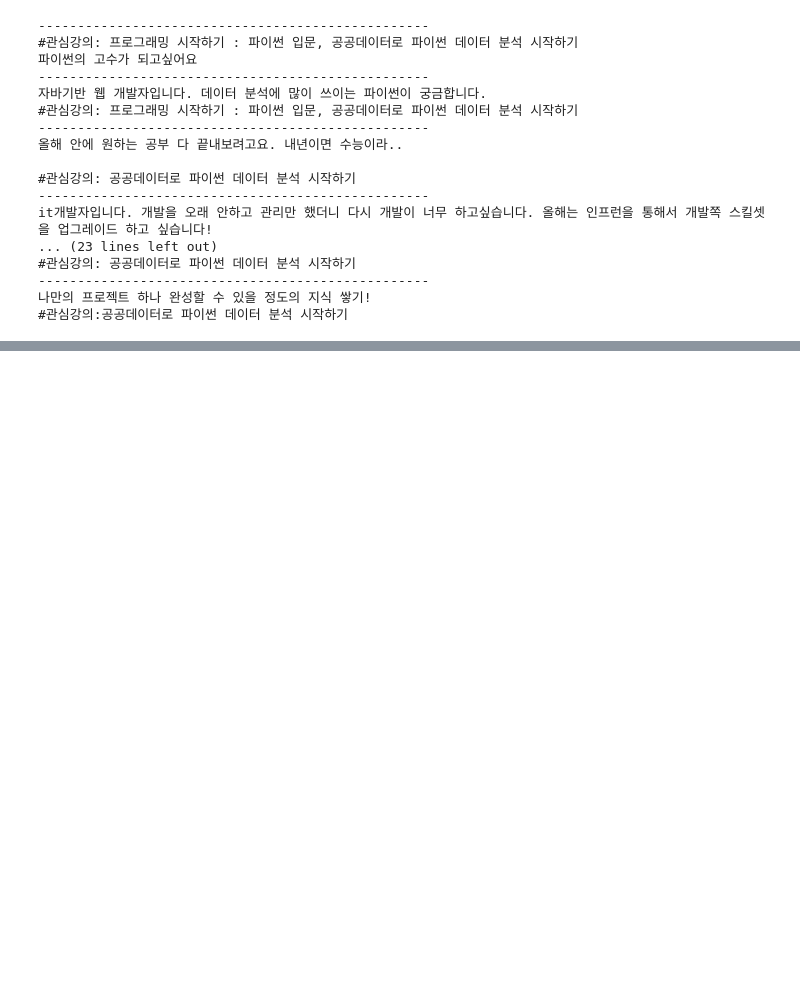
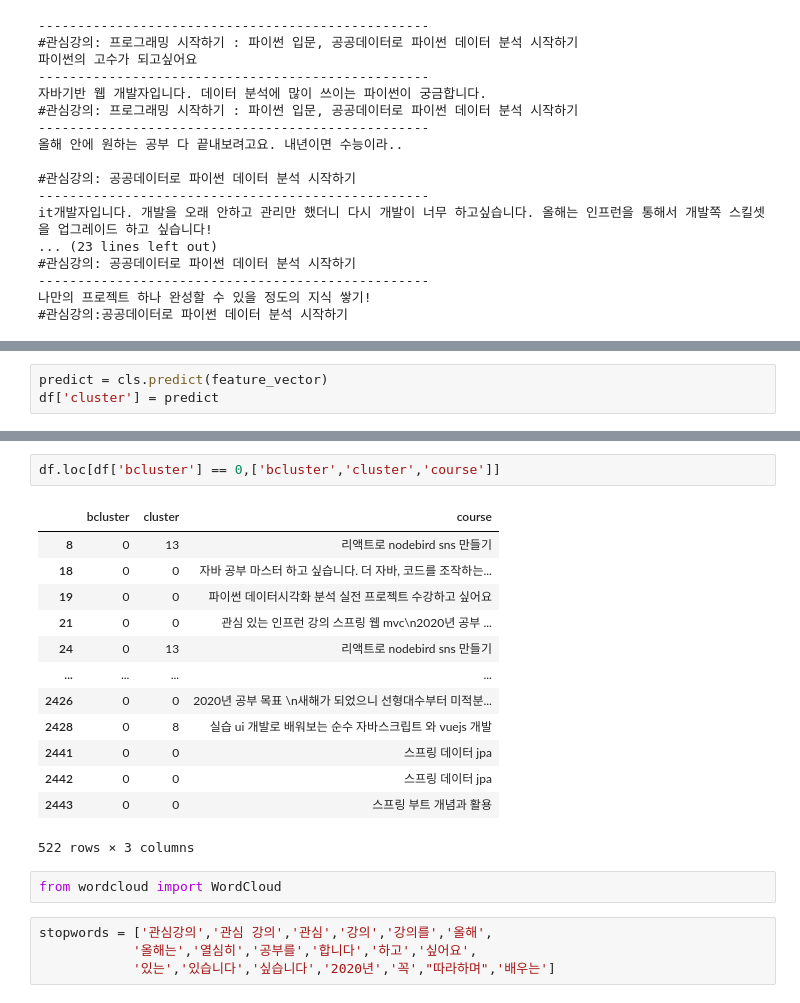
Before and after one commit to jang3463/TextMining, a Jupyter notebook: 텍스트분석(댓글분석).ipynb, the cells around one changed output, grey strips where cells are left out. Drawn from its saved outputs; the diff is of its cells as text; blank space fills up the shorter version.

```diff
--- a/텍스트분석(댓글분석).ipynb
+++ b/텍스트분석(댓글분석).ipynb
@@ -437,0 +633,3 @@ it개발자입니다. 개발을 오래 안하고 관리만 했더니 다시 개
+# %%
+predict = cls.predict(feature_vector)
+df['cluster'] = predict
@@ -437,0 +705,22 @@ it개발자입니다. 개발을 오래 안하고 관리만 했더니 다시 개
+# %%
+df.loc[df['bcluster'] == 0,['bcluster','cluster','course']]
+# %% [output]
+|  | bcluster | cluster | course |
+| 8 | 0 | 13 | 리액트로 nodebird sns 만들기 |
+| 18 | 0 | 0 | 자바 공부 마스터 하고 싶습니다. 더 자바, 코드를 조작하는... |
+| 19 | 0 | 0 | 파이썬 데이터시각화 분석 실전 프로젝트 수강하고 싶어요 |
+| 21 | 0 | 0 | 관심 있는 인프런 강의 스프링 웹 mvc\n2020년 공부 ... |
+| 24 | 0 | 13 | 리액트로 nodebird sns 만들기 |
+| ... | ... | ... | ... |
+| 2426 | 0 | 0 | 2020년 공부 목표 \n새해가 되었으니 선형대수부터 미적분... |
+| 2428 | 0 | 8 | 실습 ui 개발로 배워보는 순수 자바스크립트 와 vuejs 개발 |
+| 2441 | 0 | 0 | 스프링 데이터 jpa |
+| 2442 | 0 | 0 | 스프링 데이터 jpa |
+| 2443 | 0 | 0 | 스프링 부트 개념과 활용 |
+522 rows × 3 columns
+# %%
+from wordcloud import WordCloud
+# %%
+stopwords = ['관심강의','관심 강의','관심','강의','강의를','올해',
+            '올해는','열심히','공부를','합니다','하고','싶어요',
+            '있는','있습니다','싶습니다','2020년','꼭',"따라하며",'배우는']
```
Also changed, not shown: parts of 32 cells of this notebook.
